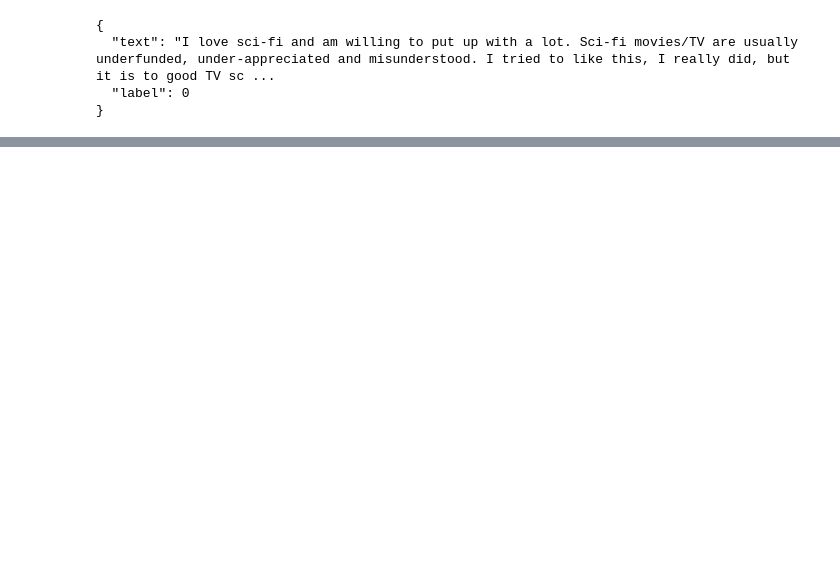
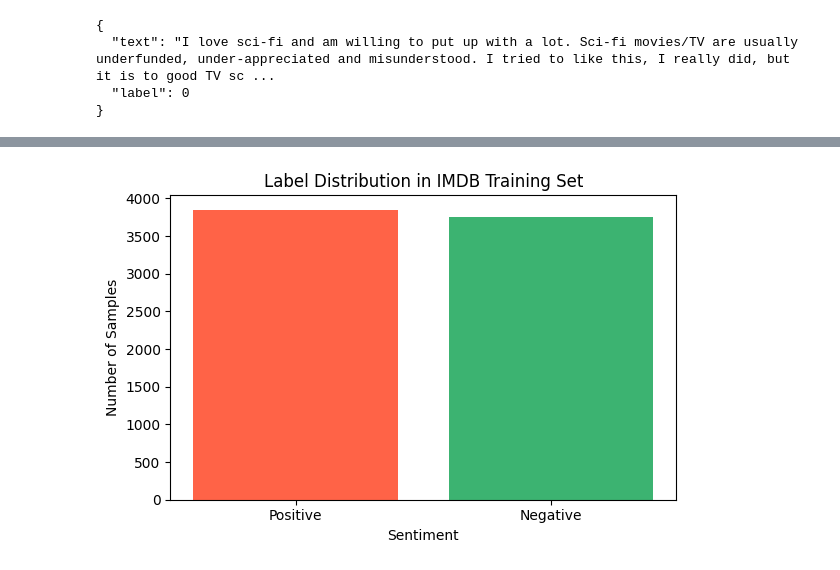
Before and after one commit to thaiquangphat/finetuning-language-models, a Jupyter notebook: modules/data/data_visual.ipynb, the cells around one changed output, grey strips where cells are left out. Cells and saved outputs as stored; diff of their text form; code cells hidden in the pictures; blank space fills up the shorter version.

```diff
--- a/modules/data/data_visual.ipynb
+++ b/modules/data/data_visual.ipynb
@@ -202,0 +225,25 @@ plt.show()
+# %%
+import matplotlib.pyplot as plt
+from collections import Counter
+
+# Step 1: Extract labels
+train_labels = [sample['label'] for sample in imdb_train]
+
+# Step 2: Count labels
+label_counts = Counter(train_labels)
+
+# Optional: map numeric labels to readable class names
+label_names = {0: 'Negative', 1: 'Positive'}
+labels = [label_names[label] for label in label_counts.keys()]
+counts = list(label_counts.values())
+
+# Step 3: Plot
+plt.figure(figsize=(6, 4))
+plt.bar(labels, counts, color=['tomato', 'mediumseagreen'])
+plt.title('Label Distribution in IMDB Training Set')
+plt.xlabel('Sentiment')
+plt.ylabel('Number of Samples')
+plt.tight_layout()
+plt.show()
+# %% [output]
+[figure, added]
```
Also changed, not shown: parts of 4 cells of this notebook, 1 other file.
